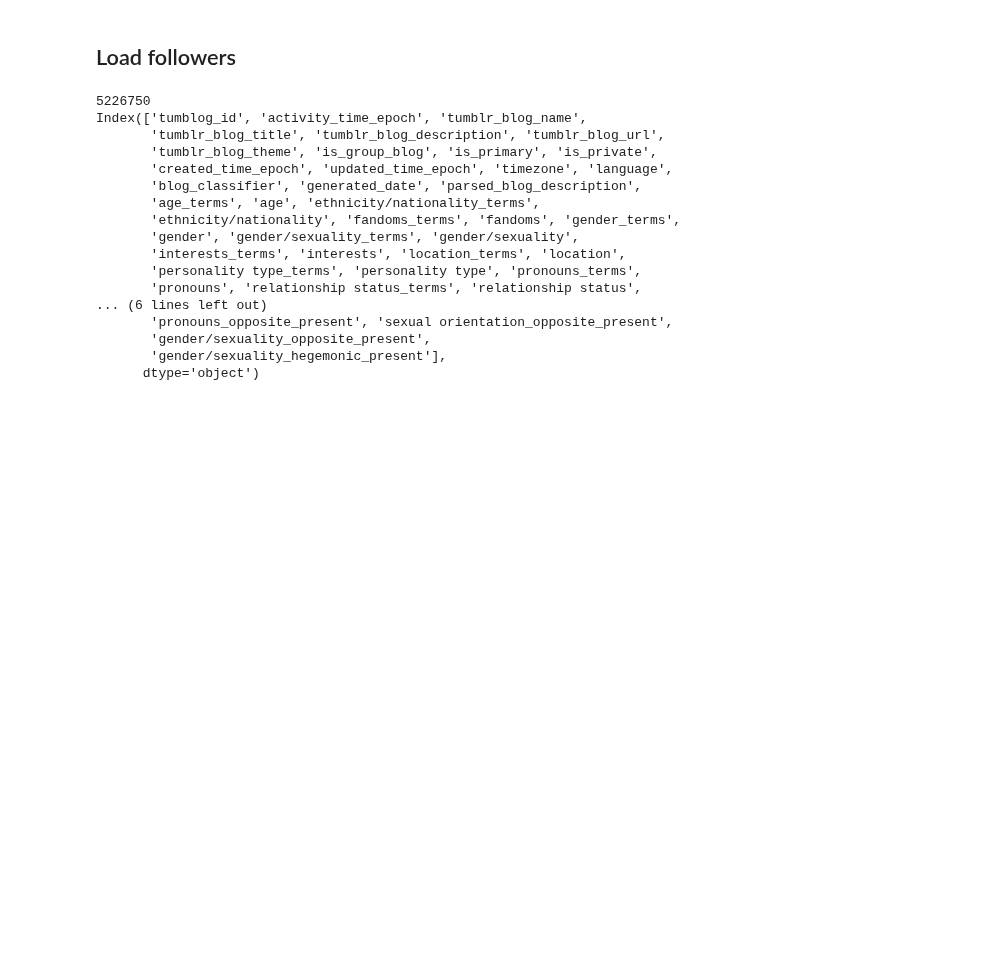
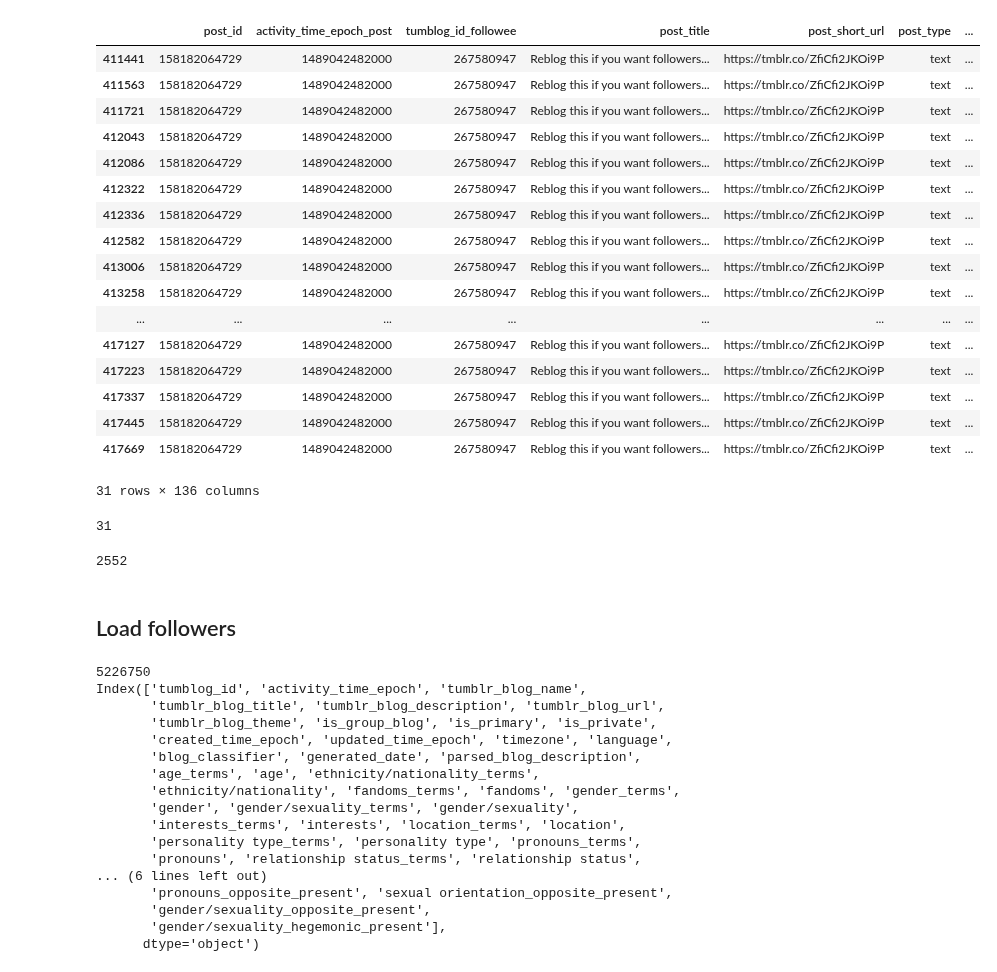
Before and after one commit to michaelmilleryoder/tumblr-scripts, a Jupyter notebook: jupyter/reblog_prediction_data.ipynb, the cells around one changed output. Cells and saved outputs as stored; diff of their text form; code cells hidden in the pictures; blank space fills up the shorter version.

```diff
--- a/jupyter/reblog_prediction_data.ipynb
+++ b/jupyter/reblog_prediction_data.ipynb
@@ -7,0 +113,6 @@ data_dirpath = '/usr0/home/mamille2/tumblr/data' # misty
+# %%
+# Randomly sampled posts from followers to build dataset, but here just consider reblogs that were randomly sampled
+
+reblogs = data[data['reblogged']==True]
+user_reblogs = list(zip(reblogs['tumblog_id_follower'], reblogs['activity_time_epoch_post'])) # format (user, reblog_ts)
+len(user_reblogs)
@@ -7,0 +317,28 @@ data_dirpath = '/usr0/home/mamille2/tumblr/data' # misty
+# %%
+pd.set_option('display.max_colwidth', -1)
+# %%
+eg_reblog = reblogs[reblogs['activity_time_epoch_post']==1489042482000]
+eg_reblog
+# %% [output]
+|  | post_id | activity_time_epoch_post | tumblog_id_followee | post_title | post_short_url | post_type | ... |
+| 411441 | 158182064729 | 1489042482000 | 267580947 | Reblog this if you want followers... | https://tmblr.co/ZfiCfi2JKOi9P | text | ... |
+| 411563 | 158182064729 | 1489042482000 | 267580947 | Reblog this if you want followers... | https://tmblr.co/ZfiCfi2JKOi9P | text | ... |
+| 411721 | 158182064729 | 1489042482000 | 267580947 | Reblog this if you want followers... | https://tmblr.co/ZfiCfi2JKOi9P | text | ... |
+| 412043 | 158182064729 | 1489042482000 | 267580947 | Reblog this if you want followers... | https://tmblr.co/ZfiCfi2JKOi9P | text | ... |
+| 412086 | 158182064729 | 1489042482000 | 267580947 | Reblog this if you want followers... | https://tmblr.co/ZfiCfi2JKOi9P | text | ... |
+| 412322 | 158182064729 | 1489042482000 | 267580947 | Reblog this if you want followers... | https://tmblr.co/ZfiCfi2JKOi9P | text | ... |
+| 412336 | 158182064729 | 1489042482000 | 267580947 | Reblog this if you want followers... | https://tmblr.co/ZfiCfi2JKOi9P | text | ... |
+| 412582 | 158182064729 | 1489042482000 | 267580947 | Reblog this if you want followers... | https://tmblr.co/ZfiCfi2JKOi9P | text | ... |
+| 413006 | 158182064729 | 1489042482000 | 267580947 | Reblog this if you want followers... | https://tmblr.co/ZfiCfi2JKOi9P | text | ... |
+| 413258 | 158182064729 | 1489042482000 | 267580947 | Reblog this if you want followers... | https://tmblr.co/ZfiCfi2JKOi9P | text | ... |
+| ... | ... | ... | ... | ... | ... | ... | ... |
+| 417127 | 158182064729 | 1489042482000 | 267580947 | Reblog this if you want followers... | https://tmblr.co/ZfiCfi2JKOi9P | text | ... |
+| 417223 | 158182064729 | 1489042482000 | 267580947 | Reblog this if you want followers... | https://tmblr.co/ZfiCfi2JKOi9P | text | ... |
+| 417337 | 158182064729 | 1489042482000 | 267580947 | Reblog this if you want followers... | https://tmblr.co/ZfiCfi2JKOi9P | text | ... |
+| 417445 | 158182064729 | 1489042482000 | 267580947 | Reblog this if you want followers... | https://tmblr.co/ZfiCfi2JKOi9P | text | ... |
+| 417669 | 158182064729 | 1489042482000 | 267580947 | Reblog this if you want followers... | https://tmblr.co/ZfiCfi2JKOi9P | text | ... |
+31 rows × 136 columns
+# %%
+len(eg_reblog['tumblog_id_follower'].unique())
+# %% [output]
+31
@@ -8,3 +362,8 @@ data_dirpath = '/usr0/home/mamille2/tumblr/data' # misty
+# %%
+reblog_within_time = data[[around_reblog(u, ts) for u, ts in users_ts]]
+print(len(reblog_within_time))
+# %% [output]
+2552
 # %% [markdown]
 ## Load followers
 # %%
```
Also changed, not shown: parts of 31 cells of this notebook, 1 other file.
